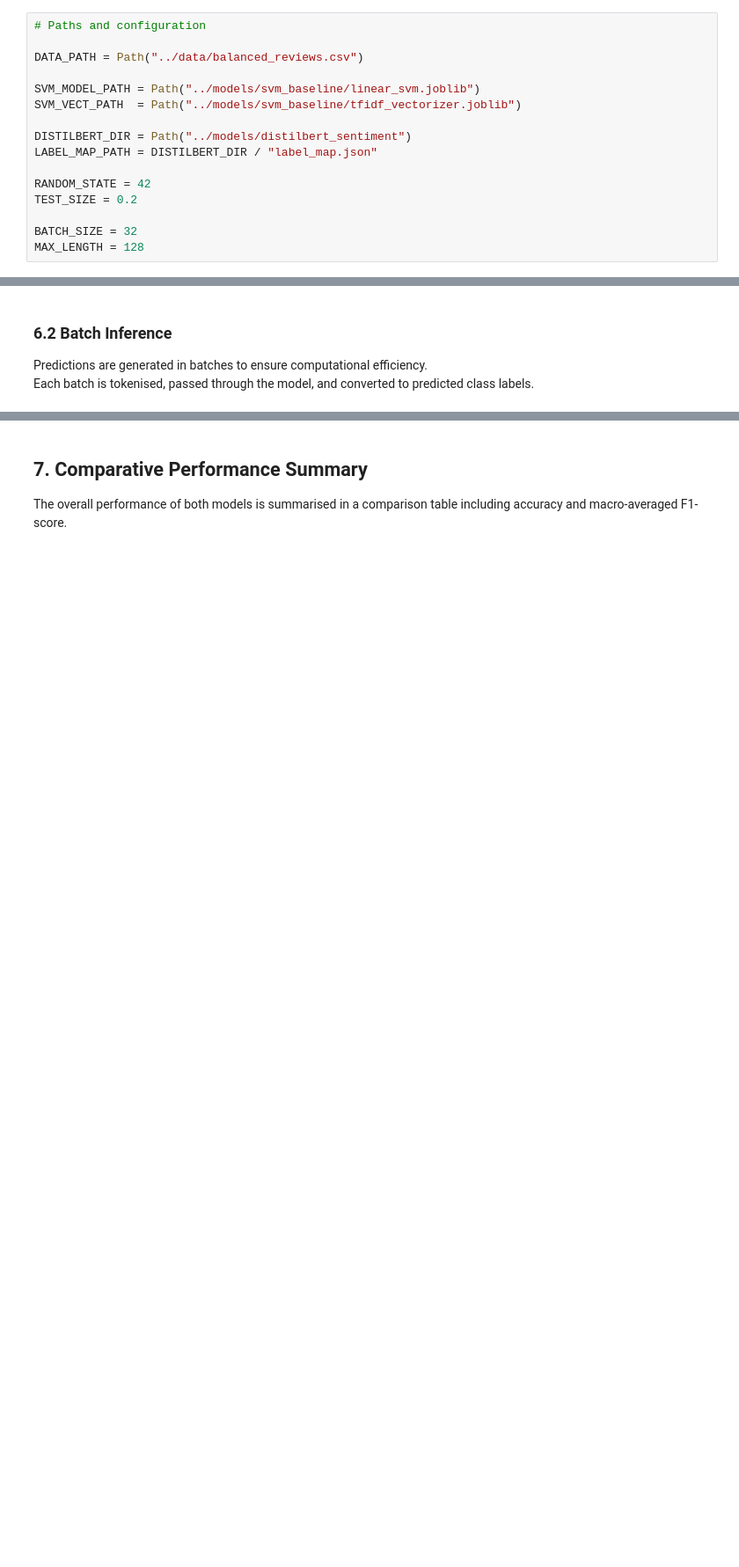
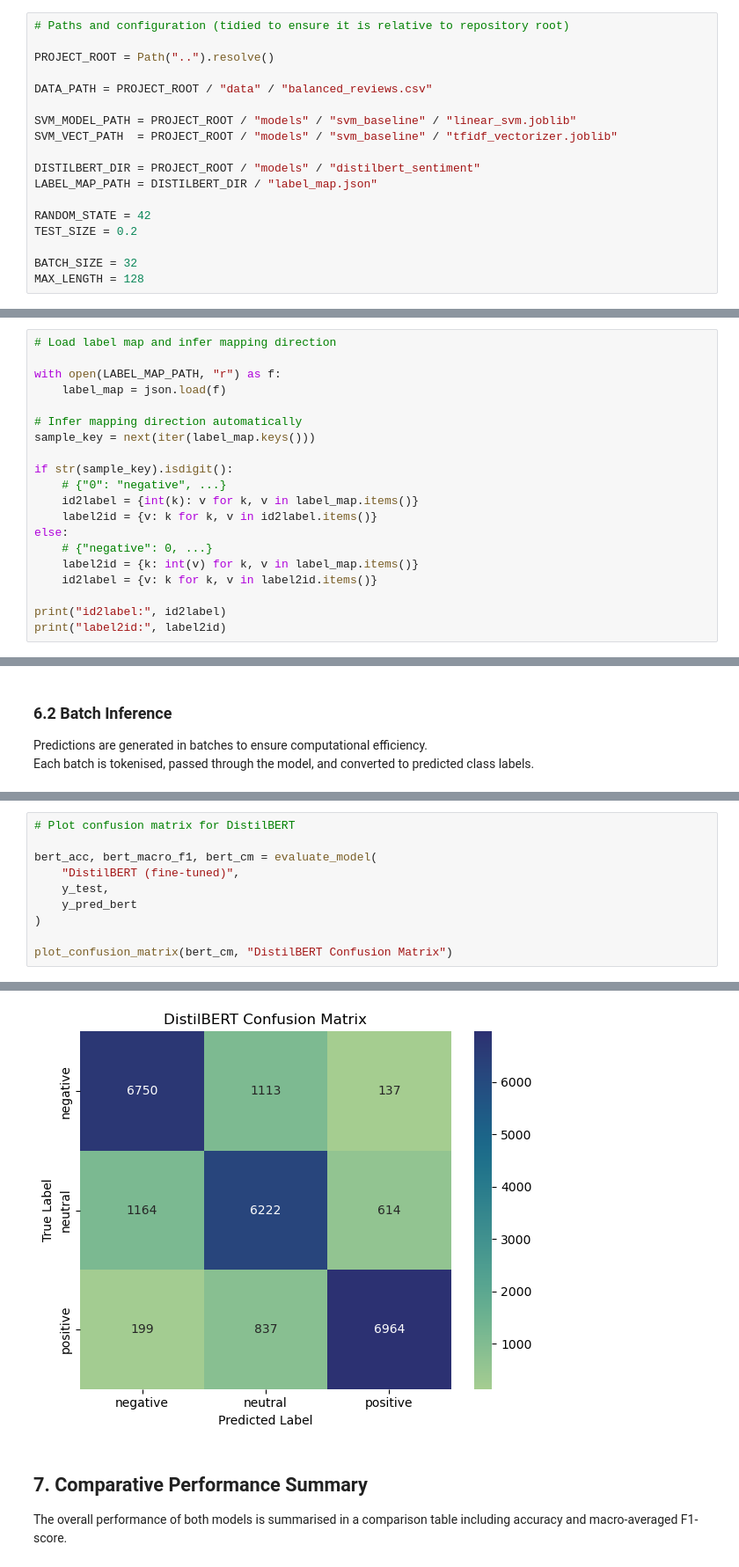
Before and after one commit to tamasfried/AmazonSentimentAnalysis, a Jupyter notebook: notebooks/model_evaluation.ipynb, the cells around one changed output, grey strips where cells are left out. Shown at 88% size. Drawn from its saved outputs; the diff is of its cells as text; blank space fills up the shorter version.

Commit message:
Finished model evaluation notebook

```diff
--- a/notebooks/model_evaluation.ipynb
+++ b/notebooks/model_evaluation.ipynb
@@ -34,14 +34,16 @@ import torch
 The cleaned and balanced dataset used during training is loaded.
 The dataset is expected to contain review text and corresponding sentiment labels.
 # %%
-# Paths and configuration
+# Paths and configuration (tidied to ensure it is relative to repository root)
 
-DATA_PATH = Path("../data/balanced_reviews.csv")
+PROJECT_ROOT = Path("..").resolve()
 
-SVM_MODEL_PATH = Path("../models/svm_baseline/linear_svm.joblib")
-SVM_VECT_PATH  = Path("../models/svm_baseline/tfidf_vectorizer.joblib")
+DATA_PATH = PROJECT_ROOT / "data" / "balanced_reviews.csv"
 
-DISTILBERT_DIR = Path("../models/distilbert_sentiment")
+SVM_MODEL_PATH = PROJECT_ROOT / "models" / "svm_baseline" / "linear_svm.joblib"
+SVM_VECT_PATH  = PROJECT_ROOT / "models" / "svm_baseline" / "tfidf_vectorizer.joblib"
+
+DISTILBERT_DIR = PROJECT_ROOT / "models" / "distilbert_sentiment"
 LABEL_MAP_PATH = DISTILBERT_DIR / "label_map.json"
 
 RANDOM_STATE = 42
@@ -236,3 +246,23 @@ Predicted class IDs are mapped to their corresponding sentiment labels.
 
 The saved label mapping is inspected to determine whether it maps class IDs to labels or labels to class IDs.
 The appropriate mapping direction is inferred automatically.
+# %%
+# Load label map and infer mapping direction
+
+with open(LABEL_MAP_PATH, "r") as f:
+    label_map = json.load(f)
+
+# Infer mapping direction automatically
+sample_key = next(iter(label_map.keys()))
+
+if str(sample_key).isdigit():
+    # {"0": "negative", ...}
+    id2label = {int(k): v for k, v in label_map.items()}
+    label2id = {v: k for k, v in id2label.items()}
+else:
+    # {"negative": 0, ...}
+    label2id = {k: int(v) for k, v in label_map.items()}
+    id2label = {v: k for k, v in label2id.items()}
+
+print("id2label:", id2label)
+print("label2id:", label2id)
@@ -243,0 +346,11 @@ Each batch is tokenised, passed through the model, and converted to predicted cl
+# %%
+# Plot confusion matrix for DistilBERT
+
+bert_acc, bert_macro_f1, bert_cm = evaluate_model(
+    "DistilBERT (fine-tuned)",
+    y_test,
+    y_pred_bert
+)
+
+plot_confusion_matrix(bert_cm, "DistilBERT Confusion Matrix")
+# %% [output]
@@ -244,3 +360,4 @@ Each batch is tokenised, passed through the model, and converted to predicted cl
+[figure, added]
 # %% [markdown]
 ## 7. Comparative Performance Summary
 
```
Also changed, not shown: parts of 6 cells of this notebook, 1 other file.
